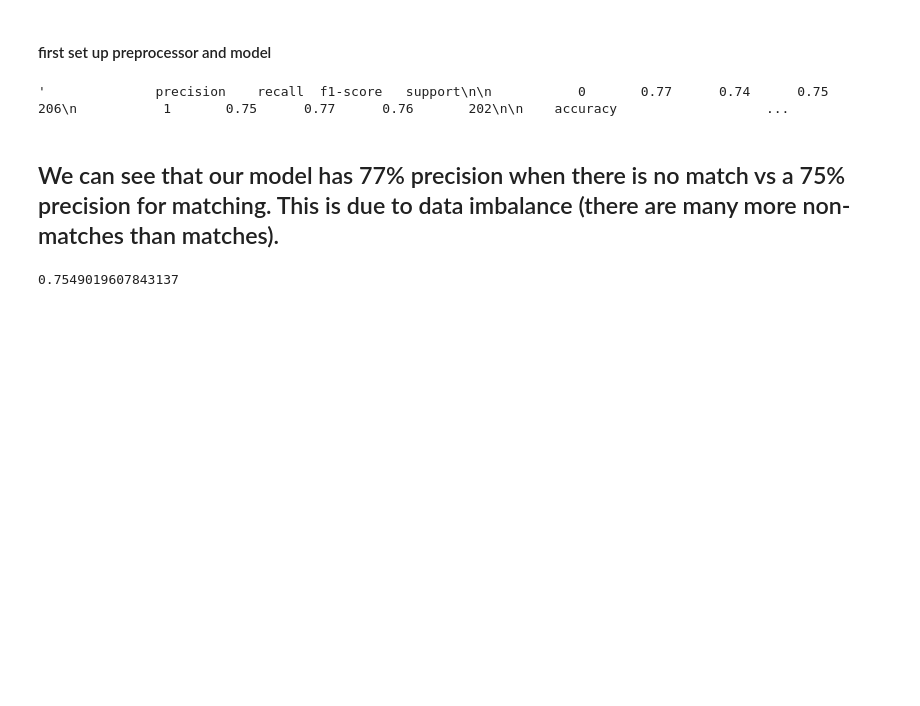
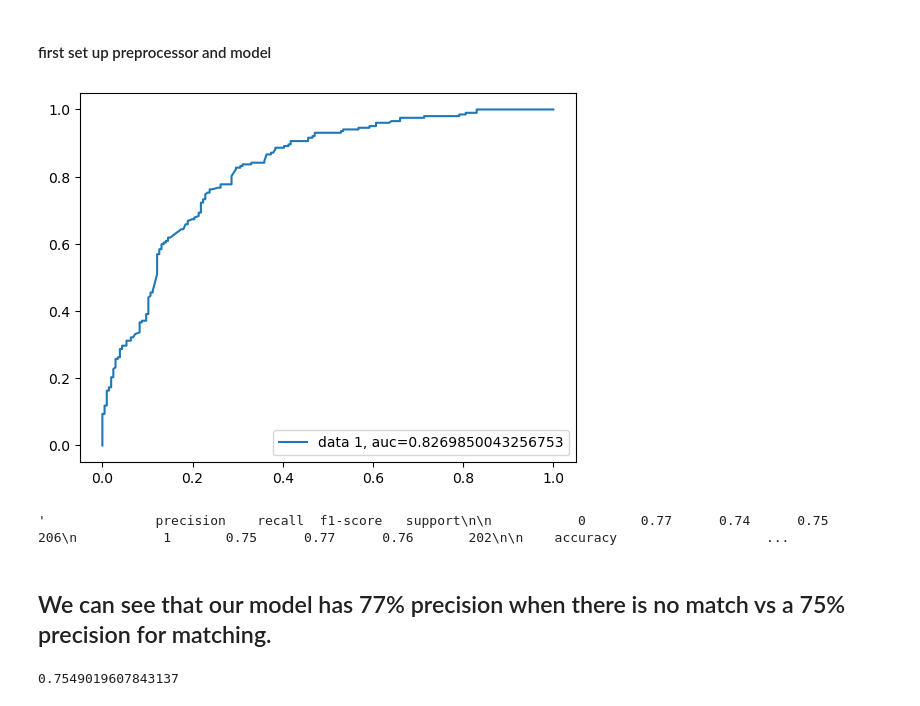
Before and after one commit to schwartzh2017/Machine_learning_final_project, a Jupyter notebook: eda_ml_cl_bins_equal_match.ipynb, the cells around one changed output. Saved outputs shown, nothing was run; the diff lists cells and outputs as text; code cells hidden in the pictures; blank space fills up the shorter version.

Commit message:
adding final file and data - still working through some things

```diff
--- a/eda_ml_cl_bins_equal_match.ipynb
+++ b/eda_ml_cl_bins_equal_match.ipynb
@@ -112,20 +65,11 @@ transformer = ColumnTransformer(
         remainder='drop', verbose_feature_names_out=False)
 # %% [markdown]
 #### then split ds
-# %%
-from sklearn.model_selection import train_test_split
-
-X = df.loc[:, df.columns != 'match']
-y = df['match']
-
-X_train, X_test, y_train, y_test = train_test_split(X, y, random_state=0)
 # %%
 #turns out kMeans can't process nans so drop them and try again
-df_no_nan = df.dropna()
+df_no_nan = df #df has already dropped na
 
 X2 = df_no_nan.loc[:, df_no_nan.columns != 'match']
 y2 = df_no_nan['match']
 
 X_train2, X_test2, y_train2, y_test2 = train_test_split(X2, y2, random_state=0)
-
-X_train2.shape
@@ -250,17 +225,28 @@ Accuracy: 0.75 (+/- 0.03) [Ensemble]
 ## In the case of using the binned columns, logistic regression comes out on top
 # %% [markdown]
 #### first set up preprocessor and model
-# %%
-from sklearn.metrics import accuracy_score, classification_report
-
-logModel = LogisticRegression(class_weight= 'balanced')
-logModel.fit(X_train_oe, y_train_top10)
-predictions_log = logModel.predict(X_test_oe)
-classification_report(y_test_top10, predictions_log)
-# %% [output]
-'              precision    recall  f1-score   support\n\n           0       0.77      0.74      0.75       206\n           1       0.75      0.77      0.76       202\n\n    accuracy                   ...
+# %%
+import sklearn.metrics as metrics
+import matplotlib.pyplot as plt
+
+logModel = LogisticRegression(class_weight='balanced')
+logModel.fit(X_train_oe, y_train_top10)
+y_pred = logModel.predict(X_test_oe)
+y_pred_proba = logModel.predict_proba(X_test_oe)[::,1]
+
+fpr, tpr, _ = metrics.roc_curve(y_test,  y_pred_proba)
+auc = metrics.roc_auc_score(y_test, y_pred_proba)
+plt.plot(fpr,tpr,label="data 1, auc="+str(auc))
+plt.legend(loc=4)
+plt.show()
+# %% [output]
+[figure, added]
+# %%
+metrics.classification_report(y_test_top10, y_pred)
+# %% [output]
+'              precision    recall  f1-score   support\n\n           0       0.77      0.74      0.75       206\n           1       0.75      0.77      0.76       202\n\n    accuracy                   ...
 # %% [markdown]
-## We can see that our model has 77% precision when there is no match vs a 75% precision for matching.  This is due to data imbalance (there are many more non-matches than matches).
+## We can see that our model has 77% precision when there is no match vs a 75% precision for matching.
 # %%
 from sklearn.metrics import accuracy_score
 
```
Also changed, not shown: parts of 9 cells of this notebook, 2 other files.
